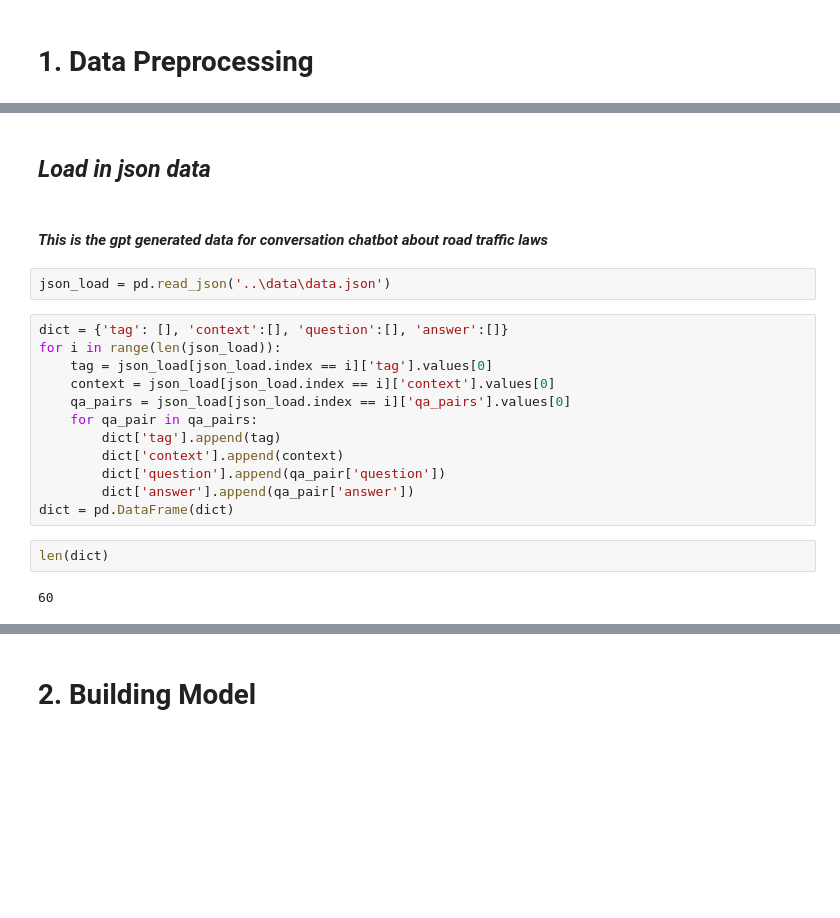
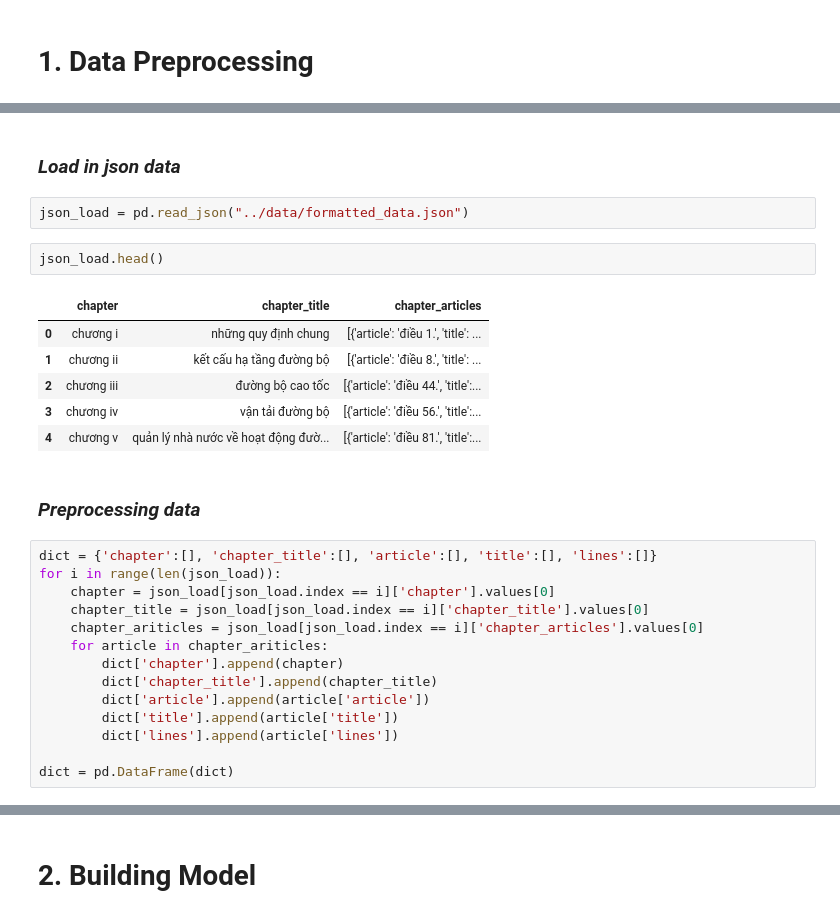
Before and after one commit to Duongw246/Chatbot_RAG_2425, a Jupyter notebook: src/Chatbot_RAG.ipynb, the cells around one changed output, grey strips where cells are left out. Cells and saved outputs as stored; diff of their text form; blank space fills up the shorter version.

Commit message:
Formatting raw rule data, preprocessing rule dataframe and updating retriever block with bi-encoder

```diff
--- a/src/Chatbot_RAG.ipynb
+++ b/src/Chatbot_RAG.ipynb
@@ -20,22 +105,29 @@ device(type='cuda')
 # %% [markdown]
-## ***Load in json data***
+### ***Load in json data***
-# %% [markdown]
-#### *This is the gpt generated data for conversation chatbot about road traffic laws*
 # %%
-json_load = pd.read_json('..\data\data.json')
+json_load = pd.read_json("../data/formatted_data.json")
+# %%
+json_load.head()
+# %% [output]
+|  | chapter | chapter_title | chapter_articles |
+| 0 | chương i | những quy định chung | [{'article': 'điều 1.', 'title': ... |
+| 1 | chương ii | kết cấu hạ tầng đường bộ | [{'article': 'điều 8.', 'title': ... |
+| 2 | chương iii | đường bộ cao tốc | [{'article': 'điều 44.', 'title':... |
+| 3 | chương iv | vận tải đường bộ | [{'article': 'điều 56.', 'title':... |
+| 4 | chương v | quản lý nhà nước về hoạt động đườ... | [{'article': 'điều 81.', 'title':... |
+# %% [markdown]
+### ***Preprocessing data***
 # %%
-dict = {'tag': [], 'context':[], 'question':[], 'answer':[]}
+dict = {'chapter':[], 'chapter_title':[], 'article':[], 'title':[], 'lines':[]}
 for i in range(len(json_load)):
-    tag = json_load[json_load.index == i]['tag'].values[0]
-    context = json_load[json_load.index == i]['context'].values[0]
-    qa_pairs = json_load[json_load.index == i]['qa_pairs'].values[0]
-    for qa_pair in qa_pairs:
-        dict['tag'].append(tag)
-        dict['context'].append(context)
-        dict['question'].append(qa_pair['question'])
-        dict['answer'].append(qa_pair['answer'])
+    chapter = json_load[json_load.index == i]['chapter'].values[0]
+    chapter_title = json_load[json_load.index == i]['chapter_title'].values[0]
+    chapter_ariticles = json_load[json_load.index == i]['chapter_articles'].values[0]
+    for article in chapter_ariticles:
+        dict['chapter'].append(chapter)
+        dict['chapter_title'].append(chapter_title)
+        dict['article'].append(article['article'])
+        dict['title'].append(article['title'])
+        dict['lines'].append(article['lines'])
+
 dict = pd.DataFrame(dict)
-# %%
-len(dict)
-# %% [output]
-60
```
Also changed, not shown: parts of 16 cells of this notebook, 5 other files.
